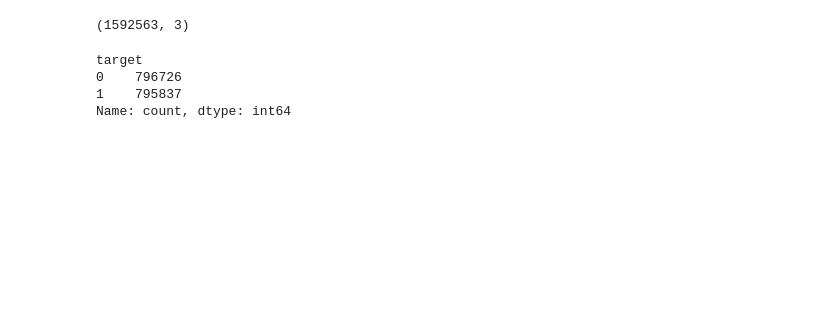
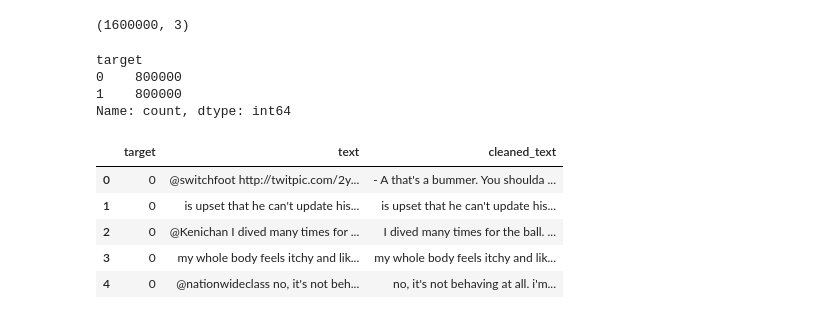
Before and after one commit to AhsanHabibSadik123/NLP_Sentiment_analysis_on_Sentiment140, a Jupyter notebook: BERT_train.ipynb, the cells around one changed output. Saved outputs shown, nothing was run; the diff lists cells and outputs as text; code cells hidden in the pictures; blank space fills up the shorter version.

```diff
--- a/BERT_train.ipynb
+++ b/BERT_train.ipynb
@@ -7,15 +7,24 @@ from sklearn.metrics import classification_report, accuracy_score
 import numpy as np
 # %%
-df = pd.read_csv('cleaned_twitter_data.csv')
+df = pd.read_csv('cleaned_twitter_data_bert.csv')
 # %%
 df.shape
 # %% [output]
-(1592563, 3)
+(1600000, 3)
 # %%
 df['target'].value_counts()
 # %% [output]
 target
-0    796726
-1    795837
+0    800000
+1    800000
 Name: count, dtype: int64
+# %%
+df.head()
+# %% [output]
+|  | target | text | cleaned_text |
+| 0 | 0 | @switchfoot http://twitpic.com/2y... | - A that's a bummer. You shoulda ... |
+| 1 | 0 | is upset that he can't update his... | is upset that he can't update his... |
+| 2 | 0 | @Kenichan I dived many times for ... | I dived many times for the ball. ... |
+| 3 | 0 | my whole body feels itchy and lik... | my whole body feels itchy and lik... |
+| 4 | 0 | @nationwideclass no, it's not beh... | no, it's not behaving at all. i'm... |
 # %%
```
Also changed, not shown: parts of 11 cells of this notebook.
